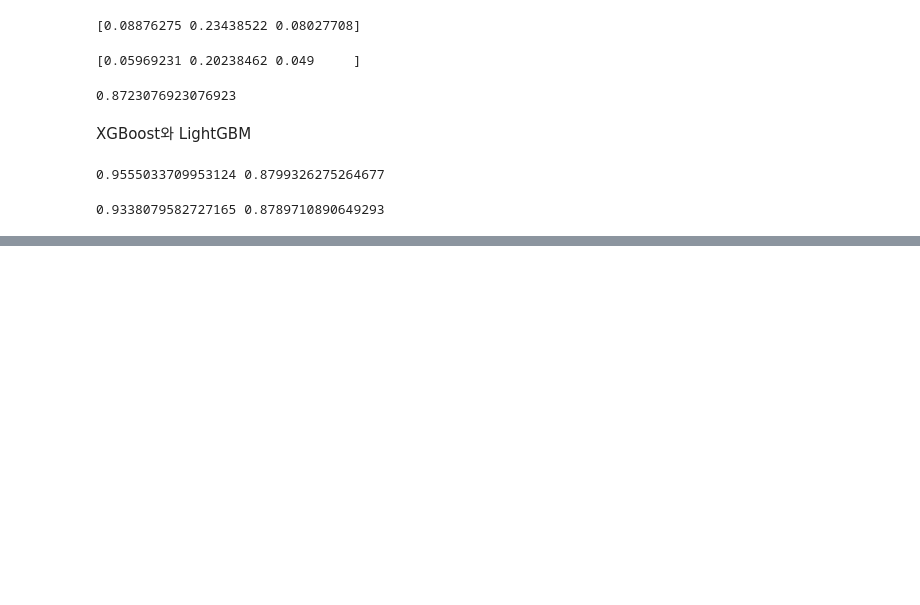
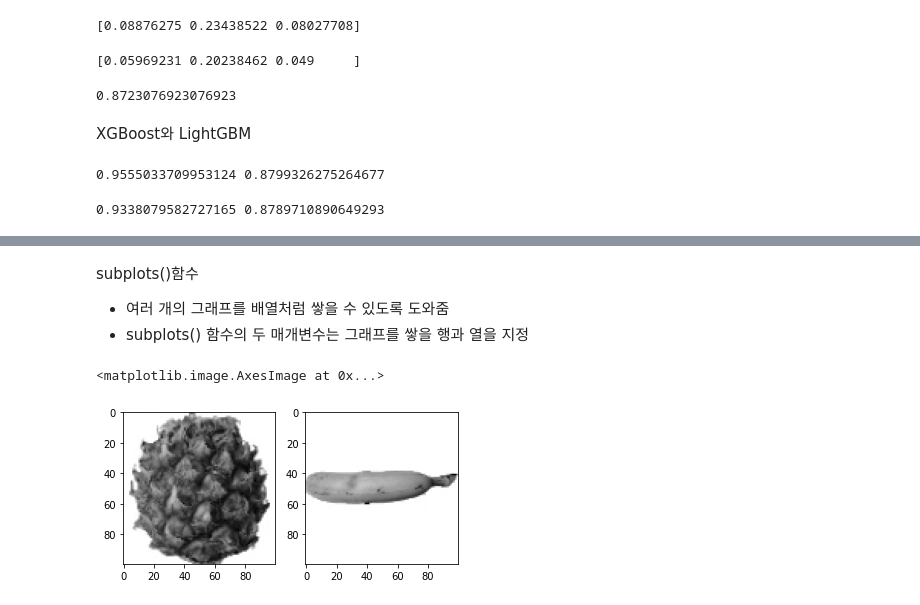
Before and after one commit to bravo-jino/Data-Science-Training, a Jupyter notebook: by_myself_ML&DL.ipynb, the cells around one changed output, grey strips where cells are left out. Cells and saved outputs as stored; diff of their text form; code cells hidden in the pictures; blank space fills up the shorter version.

```diff
--- a/by_myself_ML&DL.ipynb
+++ b/by_myself_ML&DL.ipynb
@@ -1708,0 +1771,12 @@ print(np.mean(scores['train_score']), np.mean(scores['test_score']))
+# %% [markdown]
+subplots()함수
+- 여러 개의 그래프를 배열처럼 쌓을 수 있도록 도와줌
+- subplots() 함수의 두 매개변수는 그래프를 쌓을 행과 열을 지정
+# %%
+#바나나와 파인애플 이미지도 출력
+fig, axs = plt.subplots(1,2)
+axs[0].imshow(fruits[100], cmap='gray_r')
+axs[1].imshow(fruits[200], cmap='gray_r')
+# %% [output]
+<matplotlib.image.AxesImage at 0x...>
+[figure, added]
```
Also changed, not shown: parts of 20 cells of this notebook.
